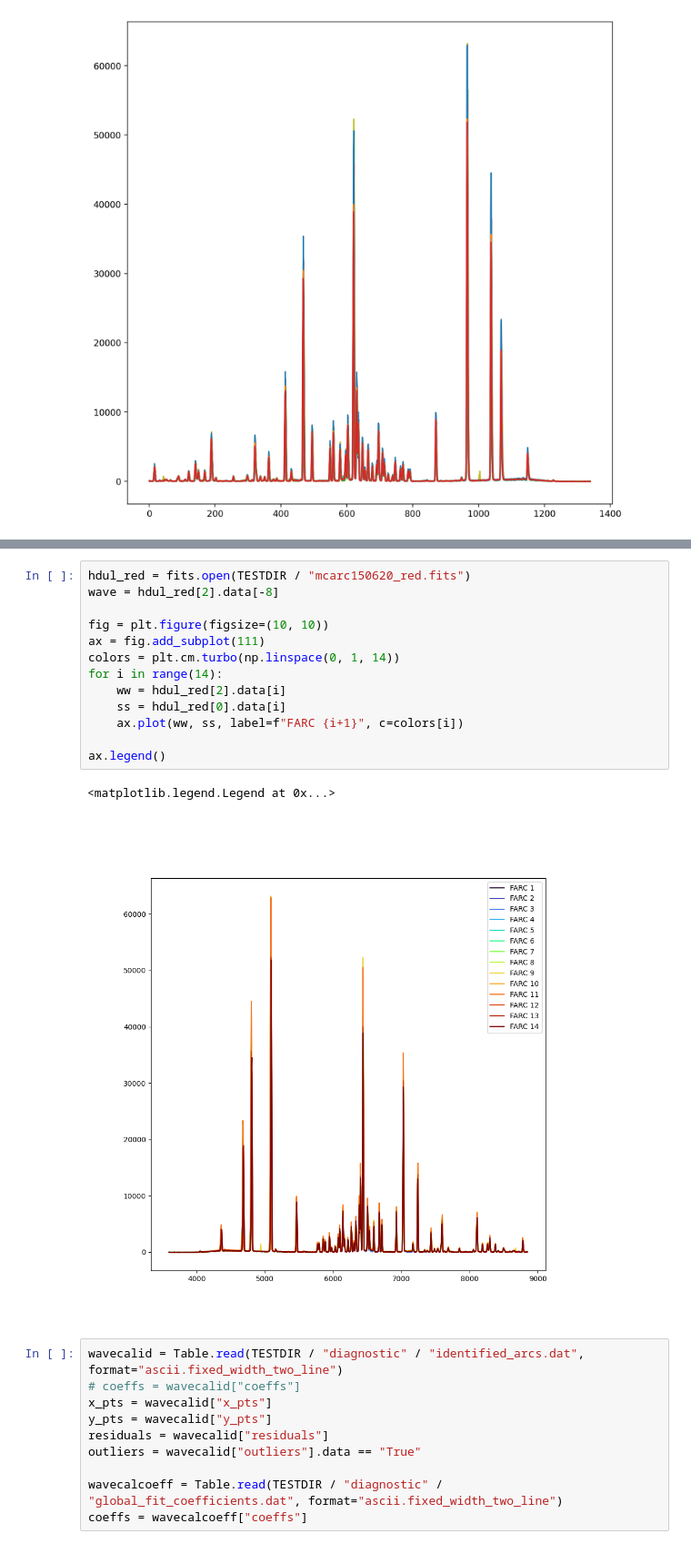
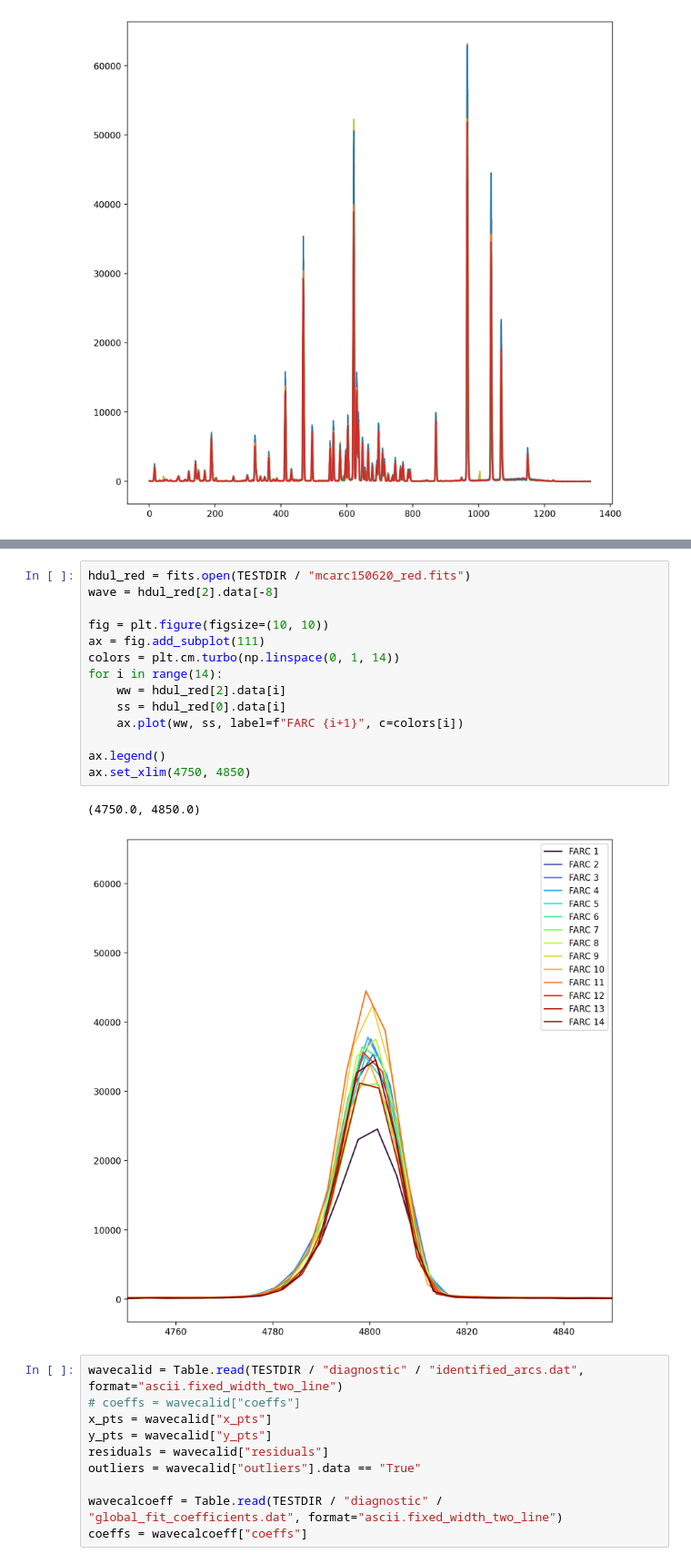
Before and after one commit to hbahk/kspecdr, a Jupyter notebook: notebooks/kspec_commissioning_jan26.ipynb, the cells around one changed output, grey strips where cells are left out. Shown at 91% size. Drawn from its saved outputs; the diff is of its cells as text.

```diff
--- a/notebooks/kspec_commissioning_jan26.ipynb
+++ b/notebooks/kspec_commissioning_jan26.ipynb
@@ -822,19 +709,20 @@ reduce_arc(arc_args, get_diagnostic=True, diagnostic_dir=TESTDIR / "diagnostic")
 # %%
 hdul_red = fits.open(TESTDIR / "mcarc150620_red.fits")
 wave = hdul_red[2].data[-8]
 
 fig = plt.figure(figsize=(10, 10))
 ax = fig.add_subplot(111)
 colors = plt.cm.turbo(np.linspace(0, 1, 14))
 for i in range(14):
     ww = hdul_red[2].data[i]
     ss = hdul_red[0].data[i]
     ax.plot(ww, ss, label=f"FARC {i+1}", c=colors[i])
 
 ax.legend()
+ax.set_xlim(4750, 4850)
 # %% [output]
-<matplotlib.legend.Legend at 0x...>
+(4750.0, 4850.0)
-[figure, old version]
+[figure, new version]
 # %%
 wavecalid = Table.read(TESTDIR / "diagnostic" / "identified_arcs.dat", format="ascii.fixed_width_two_line")
 # coeffs = wavecalid["coeffs"]
```
Also changed, not shown: parts of 26 cells of this notebook, 1 other file.
